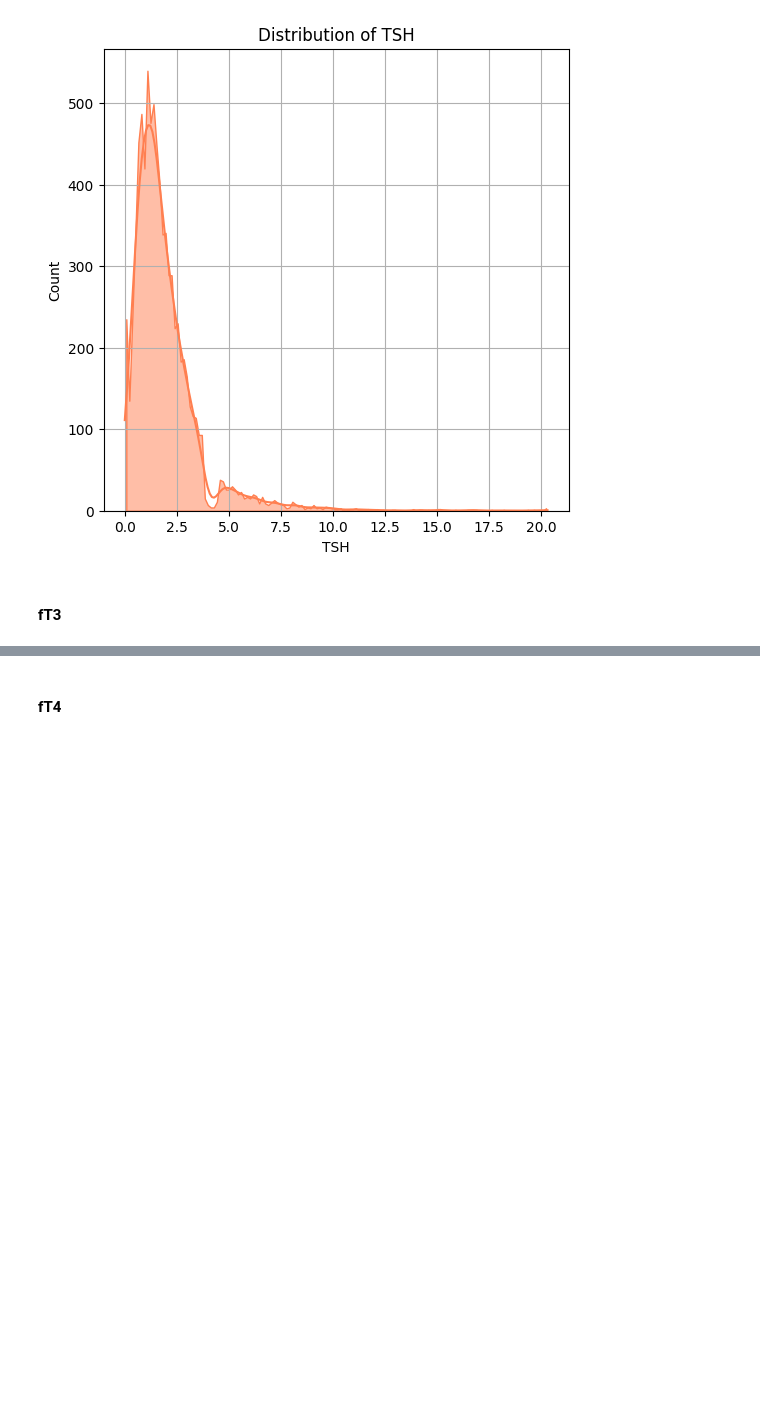
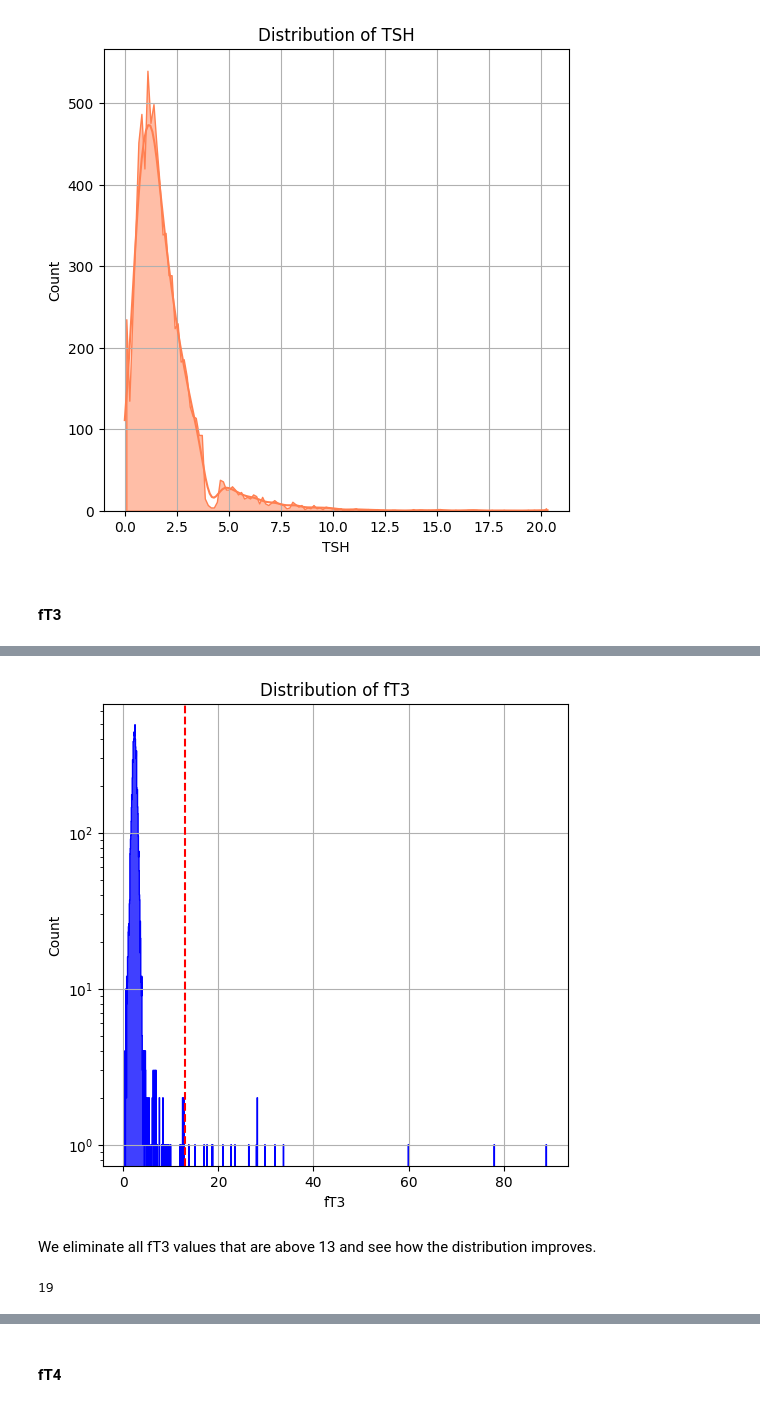
Before and after one commit to davide-marchi/clinical-data-encoding, a Jupyter notebook: Cleaning_Data.ipynb, the cells around one changed output, grey strips where cells are left out. Drawn from its saved outputs; the diff is of its cells as text; code cells hidden in the pictures; blank space fills up the shorter version.

```diff
--- a/Cleaning_Data.ipynb
+++ b/Cleaning_Data.ipynb
@@ -457,0 +464,17 @@ boxplot_func(columns_of_interest="Glycemia",
+# %%
+sea_histogram(dataframe_to_plot=chl_dataset,
+              column_of_interest="fT3",
+              xlabel="fT3",
+              ylabel="Count",
+              title="Distribution of fT3",
+              vline=True,
+              n_vline=13,
+              show_grid=True,
+              element="step",
+              ylog=True,
+              figsize=(6,6)
+              )
+# %% [output]
+[figure, added]
+# %% [markdown]
+We eliminate all fT3 values that are above 13 and see how the distribution improves.
@@ -457,0 +485,4 @@ boxplot_func(columns_of_interest="Glycemia",
+# %%
+chl_dataset.fT3.isna().sum()
+# %% [output]
+19
```
Also changed, not shown: parts of 5 cells of this notebook.
